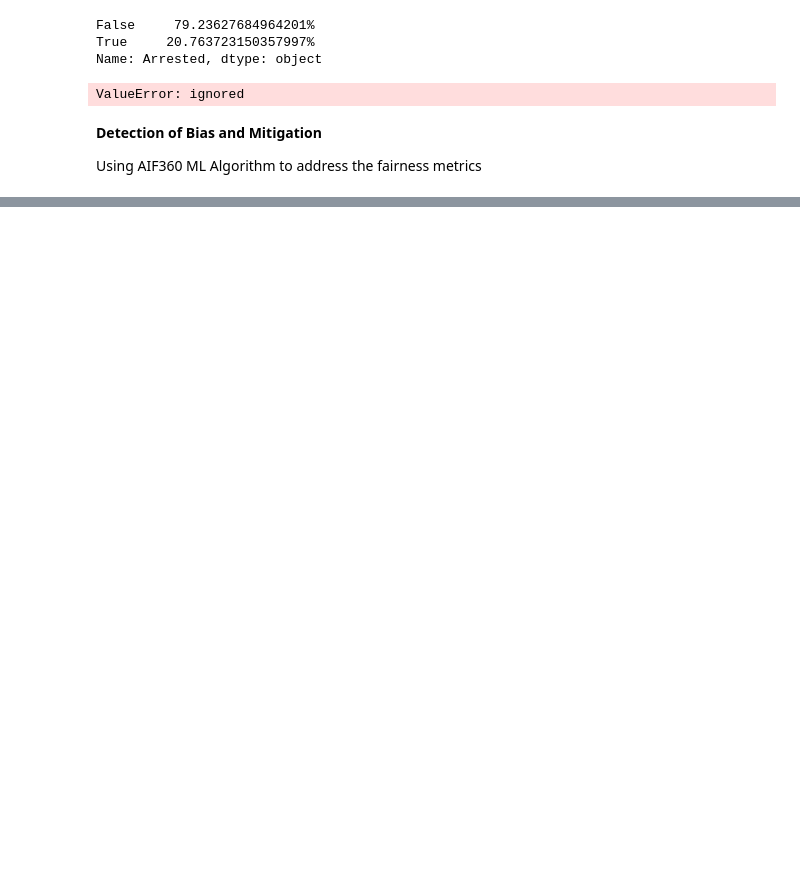
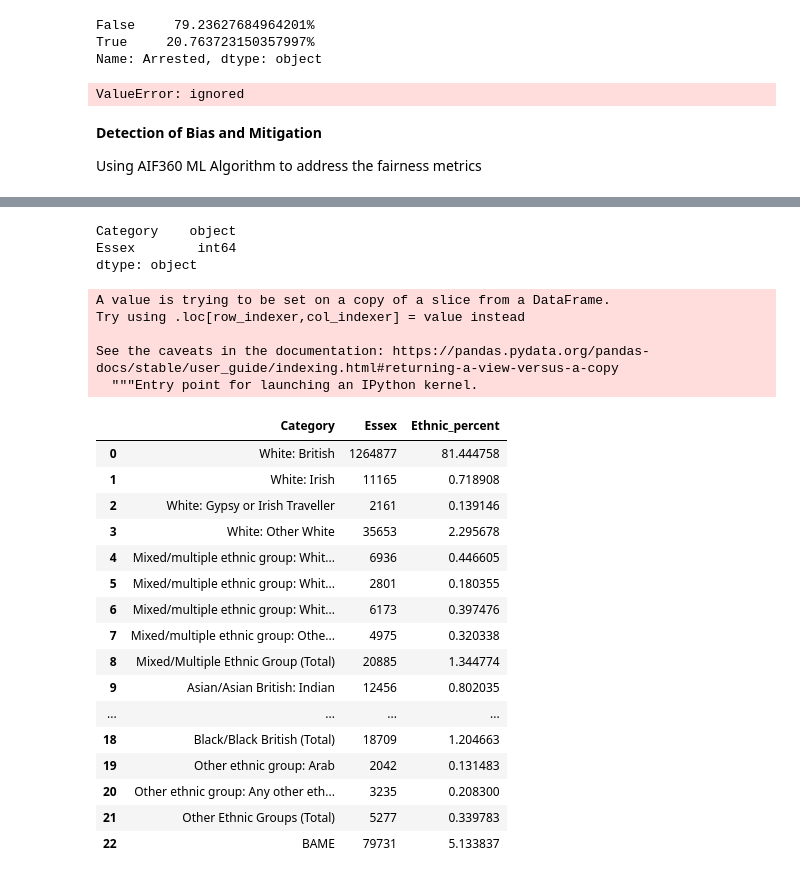
Before and after one commit to arunravi8595/Bias-detection, a Jupyter notebook: UK_police_bias.ipynb, the cells around one changed output, grey strips where cells are left out. Cells and saved outputs as stored; diff of their text form; code cells hidden in the pictures; blank space fills up the shorter version.

```diff
--- a/UK_police_bias.ipynb
+++ b/UK_police_bias.ipynb
@@ -275,0 +349,32 @@ Census_data.head()
+# %%
+print (census.dtypes)
+# %% [output]
+Category    object
+Essex        int64
+dtype: object
+# %%
+census['Ethnic_percent'] = 100*census['Essex']/census['Essex'].sum()
+display(census)
+# %% [output]
+A value is trying to be set on a copy of a slice from a DataFrame.
+Try using .loc[row_indexer,col_indexer] = value instead
+
+See the caveats in the documentation: https://pandas.pydata.org/pandas-docs/stable/user_guide/indexing.html#returning-a-view-versus-a-copy
+  """Entry point for launching an IPython kernel.
+|  | Category | Essex | Ethnic_percent |
+| 0 | White: British | 1264877 | 81.444758 |
+| 1 | White: Irish | 11165 | 0.718908 |
+| 2 | White: Gypsy or Irish Traveller | 2161 | 0.139146 |
+| 3 | White: Other White | 35653 | 2.295678 |
+| 4 | Mixed/multiple ethnic group: Whit... | 6936 | 0.446605 |
+| 5 | Mixed/multiple ethnic group: Whit... | 2801 | 0.180355 |
+| 6 | Mixed/multiple ethnic group: Whit... | 6173 | 0.397476 |
+| 7 | Mixed/multiple ethnic group: Othe... | 4975 | 0.320338 |
+| 8 | Mixed/Multiple Ethnic Group (Total) | 20885 | 1.344774 |
+| 9 | Asian/Asian British: Indian | 12456 | 0.802035 |
+| ... | ... | ... | ... |
+| 18 | Black/Black British (Total) | 18709 | 1.204663 |
+| 19 | Other ethnic group: Arab | 2042 | 0.131483 |
+| 20 | Other ethnic group: Any other eth... | 3235 | 0.208300 |
+| 21 | Other Ethnic Groups (Total) | 5277 | 0.339783 |
+| 22 | BAME | 79731 | 5.133837 |
```
Also changed, not shown: parts of 17 cells of this notebook.
